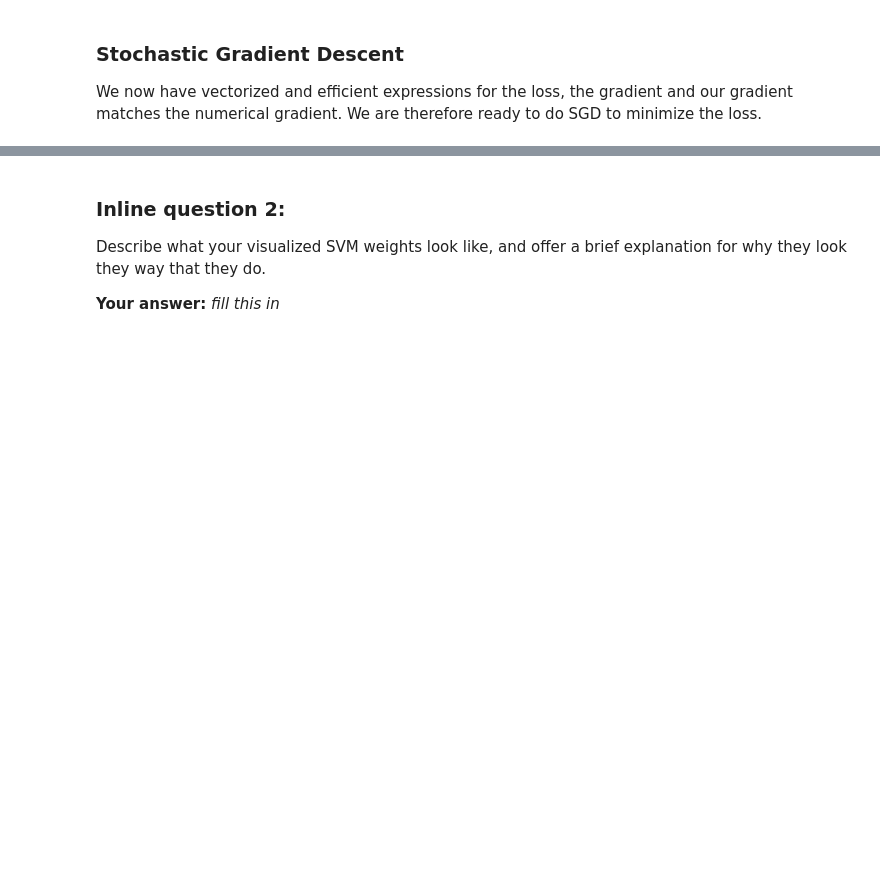
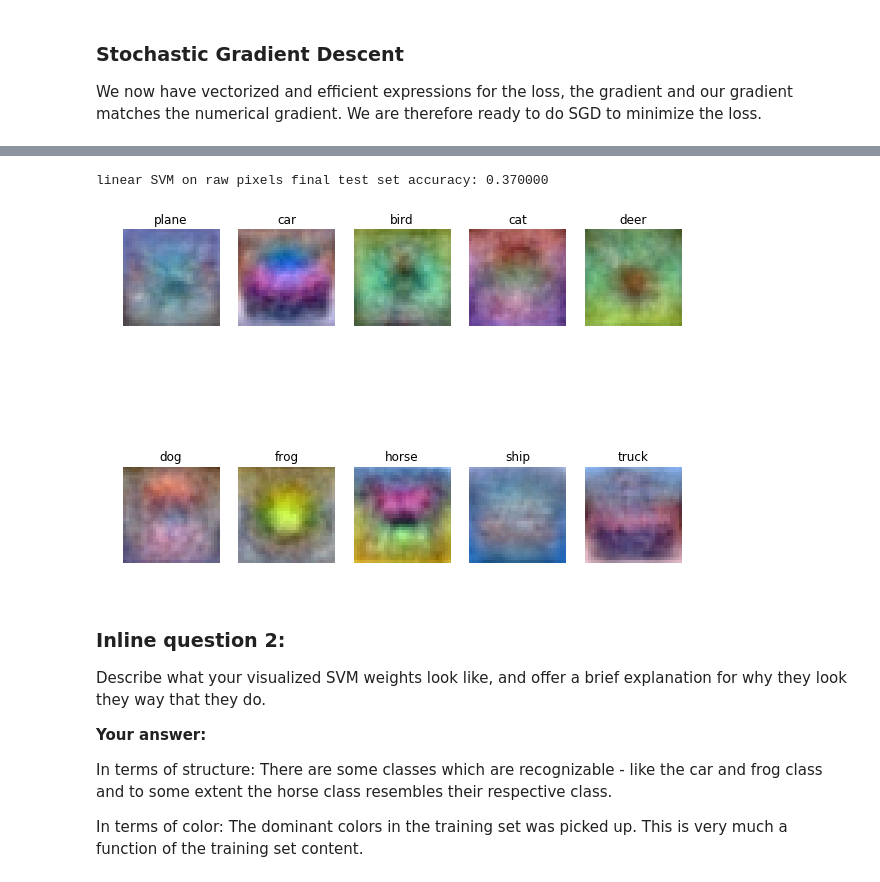
Before and after one commit to amitkayal/cs231n.assignments, a Jupyter notebook: 2016winter/assignment1/svm.ipynb, the cells around one changed output, grey strips where cells are left out. Cells and saved outputs as stored; diff of their text form; code cells hidden in the pictures; blank space fills up the shorter version.

```diff
--- a/2016winter/assignment1/svm.ipynb
+++ b/2016winter/assignment1/svm.ipynb
@@ -249,7 +346,9 @@ print 'validation accuracy: %f' % (np.mean(y_val == y_val_pred), )
 # get a classification accuracy of about 0.4 on the validation set.
 learning_rates = [1e-7, 5e-5]
 regularization_strengths = [5e4, 1e5]
-
+# https://www.reddit.com/r/cs231n/comments/41noqi/overflow_detected_while_training_linear_svm/
+learning_rates = [1e-6, 1e-7]
+regularization_strengths = [1e1, 5e4]
 # results is dictionary mapping tuples of the form
 # (learning_rate, regularization_strength) to tuples of the form
 # (training_accuracy, validation_accuracy). The accuracy is simply the fraction
@@ -272,7 +371,24 @@ best_svm = None # The LinearSVM object that achieved the highest validation rate
 # confident that your validation code works, you should rerun the validation   #
 # code with a larger value for num_iters.                                      #
 ################################################################################
-pass
+
+for lr in learning_rates:
+    for rs in regularization_strengths:
+        svm = LinearSVM()
+        loss_hist = svm.train(X_train, y_train, learning_rate=lr, reg=rs,
+                              num_iters=1500, verbose=False)
+
+        p_val = svm.predict(X_val)
+        val_acc = np.mean(y_val == p_val)
+
+        p_train = svm.predict(X_train)
+        train_acc = np.mean(y_train == p_train)
+
+        results[(lr, rs)] = (train_acc, val_acc)
+        if val_acc > best_val:
+            best_val = val_acc
+            best_svm = svm
+
 ################################################################################
 #                              END OF YOUR CODE                                #
 ################################################################################
@@ -280,7 +396,7 @@ pass
 # Print out results.
 for lr, reg in sorted(results):
     train_accuracy, val_accuracy = results[(lr, reg)]
-    print 'lr %e reg %e train accuracy: %f val accuracy: %f' % (
-                lr, reg, train_accuracy, val_accuracy)
+    print ('lr %e reg %e train accuracy: %f val accuracy: %f' % (
+                lr, reg, train_accuracy, val_accuracy))
 
-print 'best validation accuracy achieved during cross-validation: %f' % best_val
+print ('best validation accuracy achieved during cross-validation: %f' % best_val)
@@ -313,25 +439,33 @@ plt.show()
 # Evaluate the best svm on test set
 y_test_pred = best_svm.predict(X_test)
 test_accuracy = np.mean(y_test == y_test_pred)
-print 'linear SVM on raw pixels final test set accuracy: %f' % test_accuracy
+print ('linear SVM on raw pixels final test set accuracy: %f' % test_accuracy)
+# %% [output]
+linear SVM on raw pixels final test set accuracy: 0.370000
 # %%
 # Visualize the learned weights for each class.
 # Depending on your choice of learning rate and regularization strength, these may
 # or may not be nice to look at.
 w = best_svm.W[:-1,:] # strip out the bias
 w = w.reshape(32, 32, 3, 10)
 w_min, w_max = np.min(w), np.max(w)
 classes = ['plane', 'car', 'bird', 'cat', 'deer', 'dog', 'frog', 'horse', 'ship', 'truck']
-for i in xrange(10):
+for i in range(10):
   plt.subplot(2, 5, i + 1)
 
   # Rescale the weights to be between 0 and 255
   wimg = 255.0 * (w[:, :, :, i].squeeze() - w_min) / (w_max - w_min)
   plt.imshow(wimg.astype('uint8'))
   plt.axis('off')
   plt.title(classes[i])
+# %% [output]
+[figure, added]
 # %% [markdown]
 ### Inline question 2:
 Describe what your visualized SVM weights look like, and offer a brief explanation for why they look they way that they do.
 
-**Your answer:** *fill this in*
+**Your answer:**
+
+In terms of structure: There are some classes which are recognizable - like the car and frog class and to some extent the horse class resembles their respective class.
+
+In terms of color: The dominant colors in the training set was picked up. This is very much a function of the training set content.
```
Also changed, not shown: parts of 19 cells of this notebook, 4 other files.
